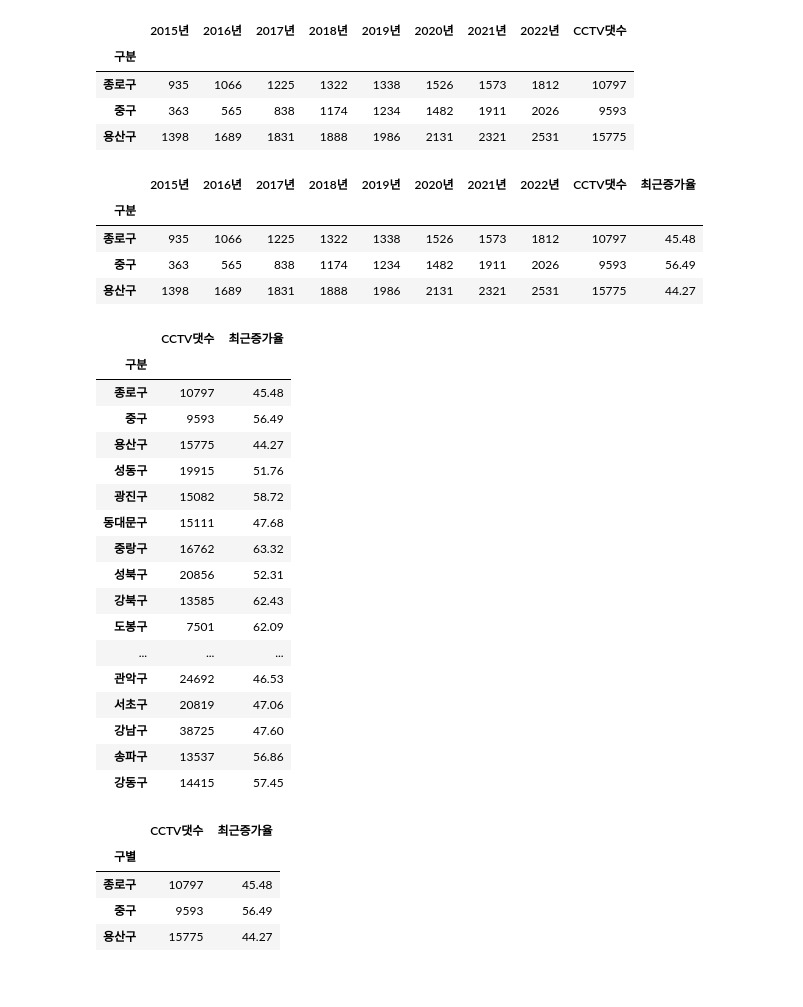
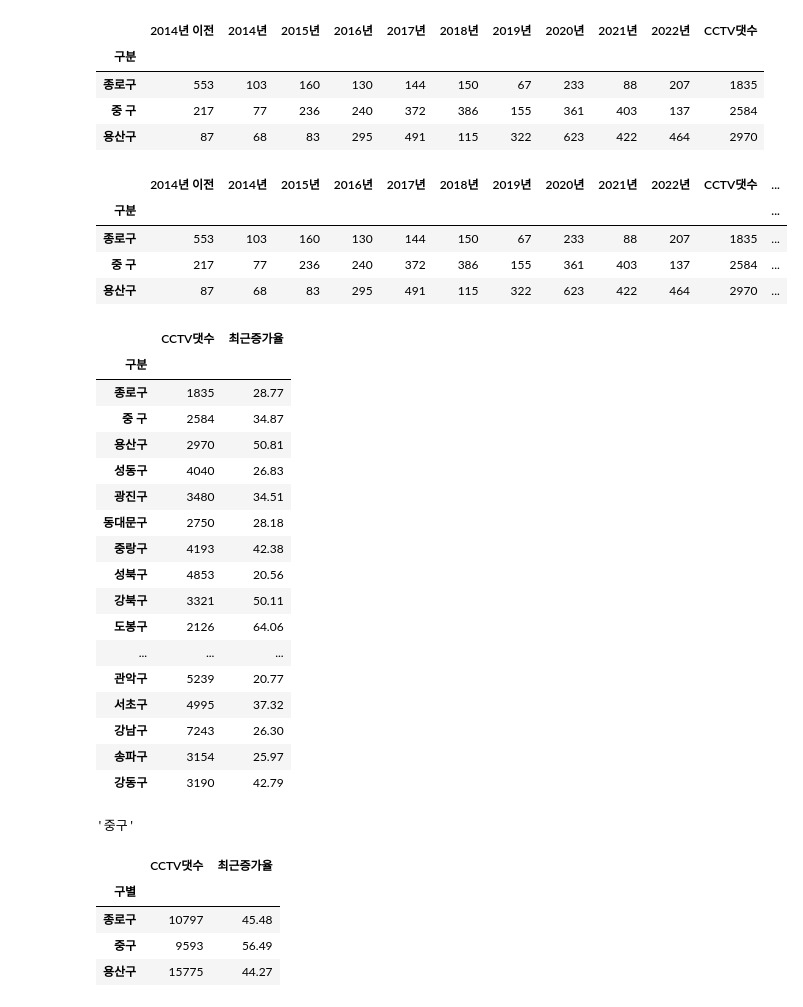
Before and after one commit to lione78/DataAnalysis-2023.09, a Jupyter notebook: 02.Pandas/10.서울시CCTV.ipynb, the cells around one changed output. Saved outputs shown, nothing was run; the diff lists cells and outputs as text; code cells hidden in the pictures.

```diff
--- a/02.Pandas/10.서울시CCTV.ipynb
+++ b/02.Pandas/10.서울시CCTV.ipynb
@@ -8,4 +10,4 @@ import pandas as pd
 # %%
-cctv = pd.read_csv('data/서울시 자치구 연도별 방범용 CCTV 운영 현황_230630기준.csv', encoding='EUC-KR', index_col='구분', thousands=',')
-cctv
+cctv = pd.read_csv('data/서울시 자치구 년도별 CCTV 설치 현황_230630기준.csv', index_col='구분', encoding='EUC-KR', thousands=',')
+cctv.head(3)
 # %% [output]
@@ -30,4 +19,5 @@ cctv
 # %%
-cctv.drop(columns=['Unnamed: 0', '2023년'], inplace=True)
+cctv.drop(columns=['Unnamed: 0', '2023년', '총계'], inplace=True)
+cctv.drop(['계'], inplace=True)            # '계' 행 지우기
 cctv.head(3)
 # %% [output]
@@ -38,0 +34,4 @@ cctv.head(3)
+# %%
+# 결측치를 0으로 대체하고, 타입을 정수로 변경
+cctv['2014년 이전'] = cctv['2014년 이전'].fillna(0).astype(int)
+cctv.head(3)
@@ -40,42 +45,49 @@ cctv.head(3)
 cctv['CCTV댓수'] = cctv.sum(axis=1)
 cctv.head(3)
 # %% [output]
-|  | 2015년 | 2016년 | 2017년 | 2018년 | 2019년 | 2020년 | 2021년 | 2022년 | CCTV댓수 |
-| 구분 |  |  |  |  |  |  |  |  |  |
-| 종로구 | 935 | 1066 | 1225 | 1322 | 1338 | 1526 | 1573 | 1812 | 10797 |
-| 중구 | 363 | 565 | 838 | 1174 | 1234 | 1482 | 1911 | 2026 | 9593 |
-| 용산구 | 1398 | 1689 | 1831 | 1888 | 1986 | 2131 | 2321 | 2531 | 15775 |
+|  | 2014년 이전 | 2014년 | 2015년 | 2016년 | 2017년 | 2018년 | 2019년 | 2020년 | 2021년 | 2022년 | CCTV댓수 |
+| 구분 |  |  |  |  |  |  |  |  |  |  |  |
+| 종로구 | 553 | 103 | 160 | 130 | 144 | 150 | 67 | 233 | 88 | 207 | 1835 |
+| 중 구 | 217 | 77 | 236 | 240 | 372 | 386 | 155 | 361 | 403 | 137 | 2584 |
+| 용산구 | 87 | 68 | 83 | 295 | 491 | 115 | 322 | 623 | 422 | 464 | 2970 |
 # %%
-cctv['최근증가율'] = (cctv.iloc[:,5:-2].sum(axis=1) / cctv.CCTV댓수 * 100).round(2)
+# cctv['2020년' : '2022년']은 행 인덱스로 인식
+cctv['최근증가율'] = (cctv.loc[:,'2020년':'2022년'].sum(axis=1) / cctv.CCTV댓수 * 100).round(2)
 cctv.head(3)
 # %% [output]
-|  | 2015년 | 2016년 | 2017년 | 2018년 | 2019년 | 2020년 | 2021년 | 2022년 | CCTV댓수 | 최근증가율 |
-| 구분 |  |  |  |  |  |  |  |  |  |  |
-| 종로구 | 935 | 1066 | 1225 | 1322 | 1338 | 1526 | 1573 | 1812 | 10797 | 45.48 |
-| 중구 | 363 | 565 | 838 | 1174 | 1234 | 1482 | 1911 | 2026 | 9593 | 56.49 |
-| 용산구 | 1398 | 1689 | 1831 | 1888 | 1986 | 2131 | 2321 | 2531 | 15775 | 44.27 |
+|  | 2014년 이전 | 2014년 | 2015년 | 2016년 | 2017년 | 2018년 | 2019년 | 2020년 | 2021년 | 2022년 | CCTV댓수 | ... |
+| 구분 |  |  |  |  |  |  |  |  |  |  |  | ... |
+| 종로구 | 553 | 103 | 160 | 130 | 144 | 150 | 67 | 233 | 88 | 207 | 1835 | ... |
+| 중 구 | 217 | 77 | 236 | 240 | 372 | 386 | 155 | 361 | 403 | 137 | 2584 | ... |
+| 용산구 | 87 | 68 | 83 | 295 | 491 | 115 | 322 | 623 | 422 | 464 | 2970 | ... |
 # %%
-cctv.drop(columns={'2017년','2018년','2019년','2020년','2021년','2022년'},inplace=True)
+cctv.drop(columns=['2014년 이전'] + '2014년	2015년	2016년	2017년	2018년	2019년	2020년	2021년	2022년'.split(),inplace=True)
 cctv
 # %% [output]
 |  | CCTV댓수 | 최근증가율 |
 | 구분 |  |  |
-| 종로구 | 10797 | 45.48 |
-| 중구 | 9593 | 56.49 |
-| 용산구 | 15775 | 44.27 |
-| 성동구 | 19915 | 51.76 |
-| 광진구 | 15082 | 58.72 |
-| 동대문구 | 15111 | 47.68 |
-| 중랑구 | 16762 | 63.32 |
-| 성북구 | 20856 | 52.31 |
-| 강북구 | 13585 | 62.43 |
-| 도봉구 | 7501 | 62.09 |
+| 종로구 | 1835 | 28.77 |
+| 중 구 | 2584 | 34.87 |
+| 용산구 | 2970 | 50.81 |
+| 성동구 | 4040 | 26.83 |
+| 광진구 | 3480 | 34.51 |
+| 동대문구 | 2750 | 28.18 |
+| 중랑구 | 4193 | 42.38 |
+| 성북구 | 4853 | 20.56 |
+| 강북구 | 3321 | 50.11 |
+| 도봉구 | 2126 | 64.06 |
 | ... | ... | ... |
-| 관악구 | 24692 | 46.53 |
-| 서초구 | 20819 | 47.06 |
-| 강남구 | 38725 | 47.60 |
-| 송파구 | 13537 | 56.86 |
-| 강동구 | 14415 | 57.45 |
+| 관악구 | 5239 | 20.77 |
+| 서초구 | 4995 | 37.32 |
+| 강남구 | 7243 | 26.30 |
+| 송파구 | 3154 | 25.97 |
+| 강동구 | 3190 | 42.79 |
+# %%
+# '중 구'의 blank 없애기
+cctv.index = cctv.index.str.replace(' ','')
+cctv.index[1]
+# %% [output]
+'중구'
 # %%
 cctv.index.name = '구별'
 cctv.head(3)
```
Also changed, not shown: parts of 9 cells of this notebook, 10 other files.
